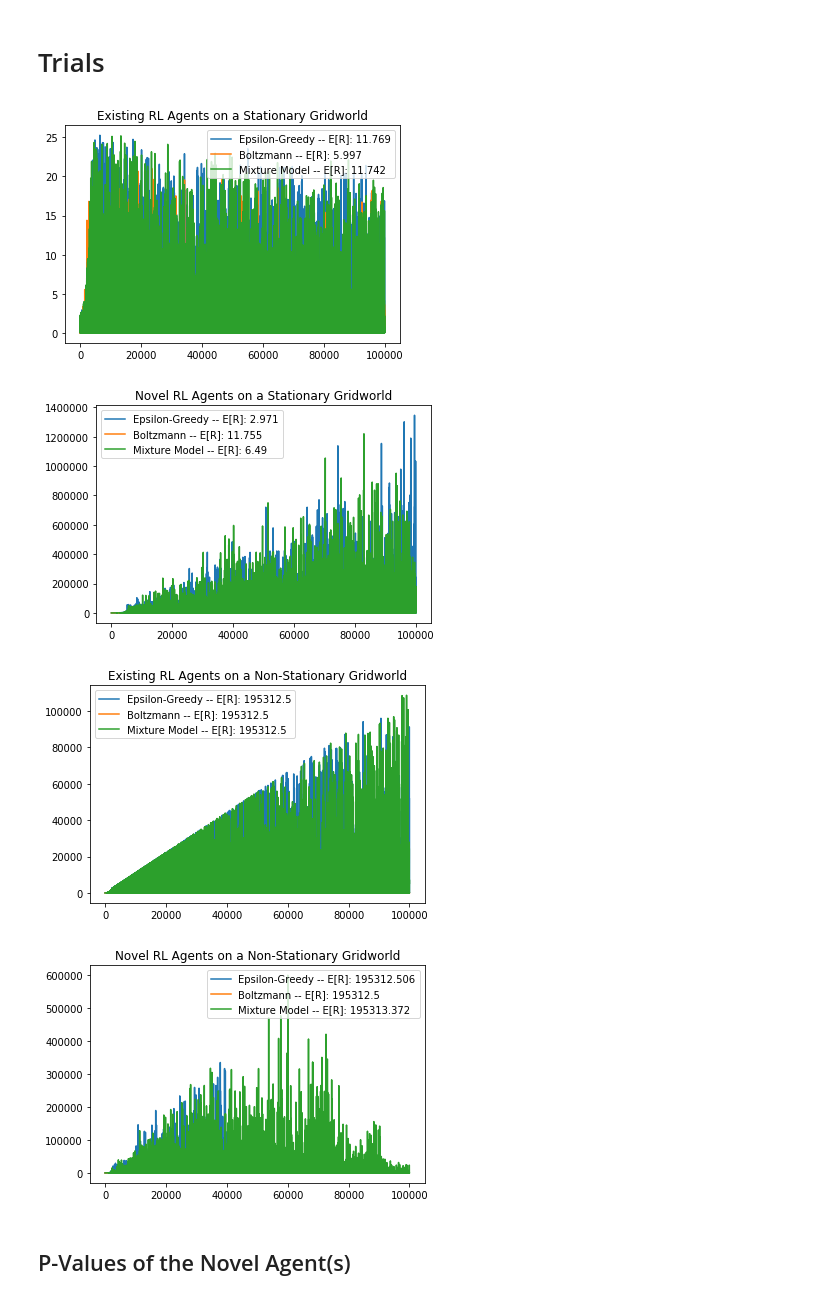
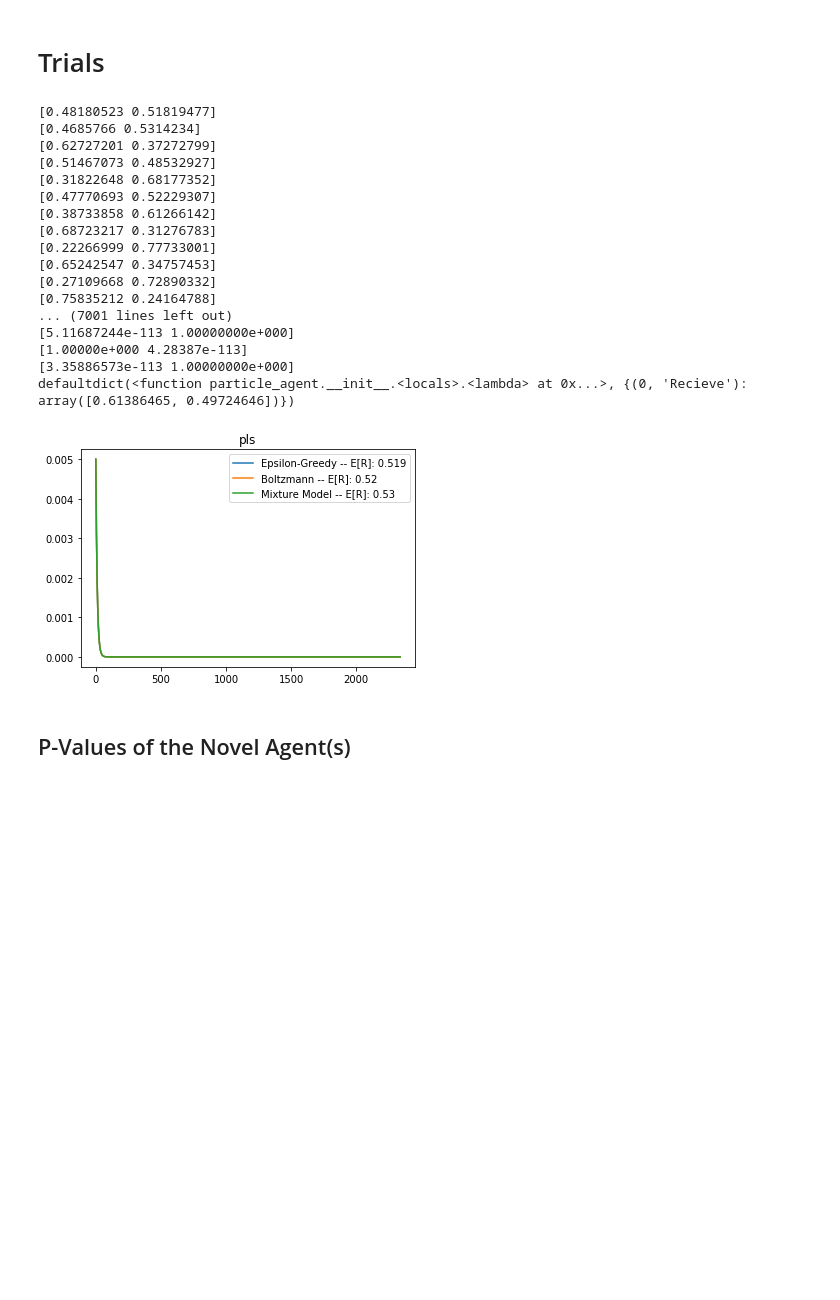
Before and after one commit to smccall-cal/RL_switching, a Jupyter notebook: HAMSTERDAM PT II.ipynb, the cells around one changed output. Saved outputs shown, nothing was run; the diff lists cells and outputs as text; code cells hidden in the pictures; blank space fills up the shorter version.

Commit message:
Particle Agent started

```diff
--- a/HAMSTERDAM PT II.ipynb
+++ b/HAMSTERDAM PT II.ipynb
@@ -18,6 +18,7 @@ threshold = 0.001
 class StateSpace:
     def __init__(self, start):
         self.start = start
+        self.validate = 1000
 
     def actions(self, state):
         raise NotImplementedError
@@ -122,7 +143,7 @@ class BanditTask(StateSpace):
 # %%
 class agent:
     def __init__( self, action_selection = None, alpha = 0.1, discount = 0.1, epsilon = 0.5 ):
-        self.q_vals, self.v_vals = defaultdict(lambda: 0), defaultdict(lambda: 0)
+        self.q_vals, self.v_vals = defaultdict(lambda: np.random.random()), defaultdict(lambda: 0)
 
         self.alpha, self.epsilon, self.discount = alpha, epsilon, discount
         if action_selection:
@@ -145,7 +166,7 @@ class agent:
         self.v_vals[state] = self.v_vals[state] + 1
 
         delta = self.q_vals[(state, action)] - previous
-        return delta
+        return np.average(delta)
 
     def play(self, space):
         time, state = 0, space.start
@@ -165,8 +186,14 @@ class agent:
         return self.validate(), time, TDEs
 
     def validate(self):
+        print(self.q_vals)
         average_reward, state = 0, self.space.start
         for p in range( self.space.validate ):
             reward, state = self.space.transition(state, self.max_action(state, p), p)
             average_reward = average_reward + reward
         return average_reward / p
+# %%
+def steady_state(Q):
+    a, b = np.linalg.eig(Q)
+    eige = b.T[ list(a).index(1) ]
+    return eige / sum(eige)
@@ -173,3 +287,32 @@ class agent:
+# %%
+class particle_agent(agent):
+    def __init__( self, action_selection = None, alpha = 0.1, discount = 0.1, epsilon = 0.5, n = 2):
+        super().__init__(action_selection, alpha, discount, epsilon)
+        self.q_vals = defaultdict(lambda: np.ones(( self.n, )) / self.n)
+
+        self.n = n
+
+        self.particles = np.random.random(( self.n, ))
+        self.particles = self.particles / np.sum(self.particles)
+
+    def update_particles(self, state, action, reward):
+        posterior = self.q_vals[(state, action)] if reward else 1 - self.q_vals[(state, action)]
+        posterior = posterior * self.pdf
+
+        self.particles = self.dynamics.dot( self.particles ) * posterior
+        self.particles = self.particles / np.sum(self.particles)
+
+        return np.random.choice( self.n, p = self.particles )
+
+    def q_value(self, state, action, time):
+        return super().q_value( state, action, time )[ np.argmax( self.particles ) ]
+
+    def update(self, state, next_state, action, reward, time):
+        reward_vec = np.zeros(( self.n, )) if reward else np.ones(( self.n, ))
+        reward_vec[ self.update_particles(state, action, reward) ] = reward
+
+        reward_vec = reward_vec / sum(reward_vec)
+        return super().update( state, next_state, action, reward_vec, time)
 # %%
 class linear_agent(agent):
     def __init__( self, action_selection = None, alpha = 0.1, discount = 0.1, epsilon = 0.5 ):
@@ -223,17 +366,33 @@ def plot_convergence(space, _agent = agent, plot_title = ""):
 
     plt.title( plot_title )
     plt.show()
+# %%
+plot_convergence( Trivial(), _agent = particle_agent, plot_title = "pls" )
+# %% [output]
+[0.48180523 0.51819477]
+[0.4685766 0.5314234]
+[0.62727201 0.37272799]
+[0.51467073 0.48532927]
+[0.31822648 0.68177352]
+[0.47770693 0.52229307]
+[0.38733858 0.61266142]
+[0.68723217 0.31276783]
+[0.22266999 0.77733001]
+[0.65242547 0.34757453]
+[0.27109668 0.72890332]
+[0.75835212 0.24164788]
+... (7001 lines left out)
+[5.11687244e-113 1.00000000e+000]
+[1.00000e+000 4.28387e-113]
+[3.35886573e-113 1.00000000e+000]
+defaultdict(<function particle_agent.__init__.<locals>.<lambda> at 0x...>, {(0, 'Recieve'): array([0.61386465, 0.49724646])})
+[figure, added]
 # %%
 plot_convergence( GridWorld(), plot_title = "Existing RL Agents on a Stationary Gridworld" )
 plot_convergence( GridWorld(), _agent = linear_agent, plot_title = "Novel RL Agents on a Stationary Gridworld" )
 
 plot_convergence( NonStationary(), plot_title = "Existing RL Agents on a Non-Stationary Gridworld")
 plot_convergence( NonStationary(), _agent = linear_agent, plot_title = "Novel RL Agents on a Non-Stationary Gridworld" )
-# %% [output]
-[figure, removed]
-[figure, removed]
-[figure, removed]
-[figure, removed]
 # %% [markdown]
 ## P-Values of the Novel Agent(s)
 # %%
```
Also changed, not shown: parts of 20 cells of this notebook.
